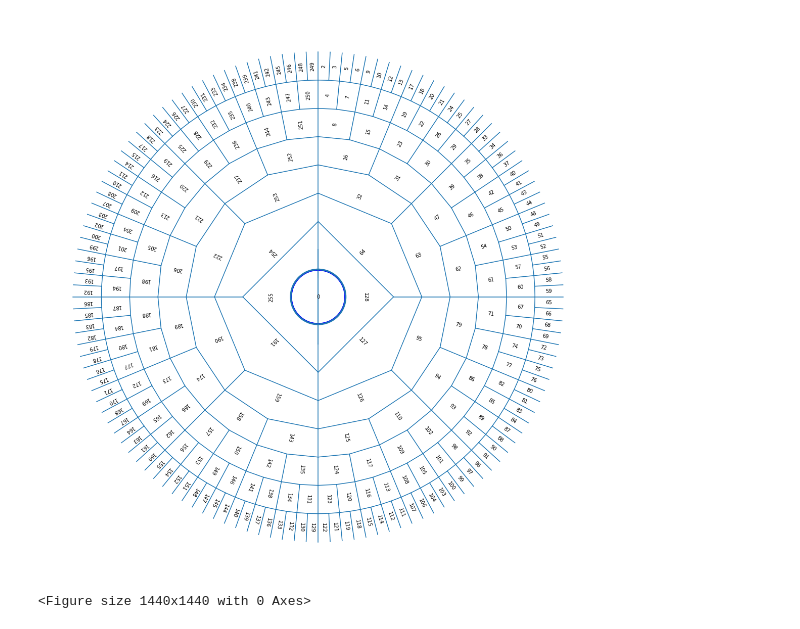
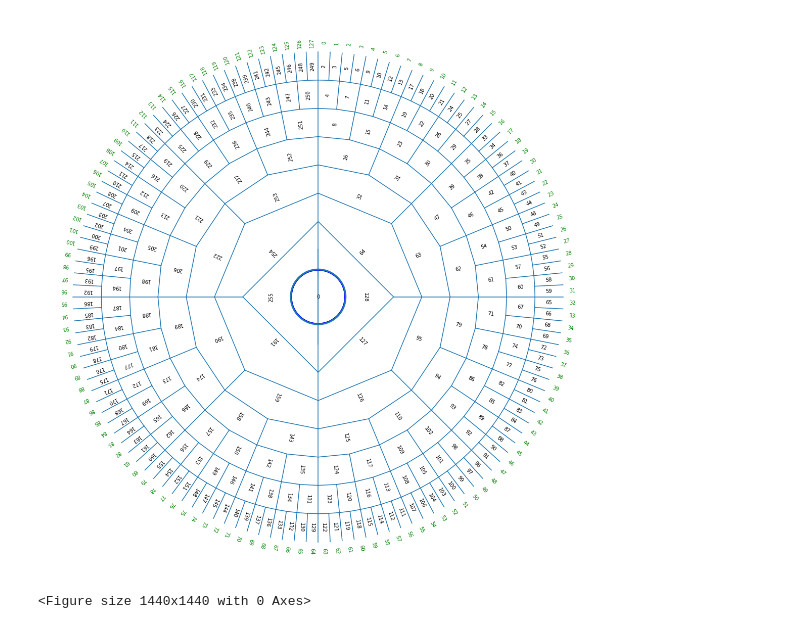
Before and after one commit to rfielding/merke-queue, a Jupyter notebook: Untitled.ipynb, the cells around one changed output. Cells and saved outputs as stored; diff of their text form; code cells hidden in the pictures.

```diff
--- a/Untitled.ipynb
+++ b/Untitled.ipynb
@@ -32,6 +32,15 @@ g.get_xaxis().set_visible(False)
 g.get_yaxis().set_visible(False)
 circle= plt.Circle((0,0), radius= 2.65, facecolor="w")
 g.add_patch(circle)
+
+for i in range(0, n):
+    c0 = math.cos((i+0) *tau / n )
+    s0 = math.sin((i+0) *tau / n )
+    c1 = math.cos((i+1) *tau / n )
+    s1 = math.sin((i+1) *tau / n )
+    r = 2.7
+    txt = g.text(r*(s0+s1)/2,r*(c0+c1)/2,i, ha="center", va="center", color='g',rotation=90-(i+1/2)*360/n)
+
 for j in range(0,N):
     n = 2**j
     for i in range(0, n):
@@ -42,32 +51,32 @@ for j in range(0,N):
         rmid = r + rd/2
         c0 = math.cos((i+0) *tau / n )
         s0 = math.sin((i+0) *tau / n )
         c1 = math.cos((i+1) *tau / n )
         s1 = math.sin((i+1) *tau / n )
         if ring < N:
             line = plt.Line2D((r*s0, r*s1), (r*c0, r*c1))
             g.add_line(line)
             line = plt.Line2D((r*s0, r2*s0), (r*c0, r2*c0))
             g.add_line(line)
         ring = N - (1 + j)
         z = (1<<ring)*(i+1)-1
         z = DfsPostOrderIndex(z, N)+ring
         zstr = z % 2**N
         va = None
         if ring < N-2:
             txt = g.text(rmid*(s0+s1)/2,rmid*(c0+c1)/2,"%s" % (zstr), ha="center", va="center", rotation=90-(i+1/2)*360/n)
         if ring == N-2:
             txt = g.text(-r*c1,r*s1,"%s" % (zstr), ha="center", va="center", rotation=-90-(i)*360/n)
         if ring > N-2:
             circle= plt.Circle((0,0), radius= 0.3)
             g.add_patch(circle)
             circle= plt.Circle((0,0), radius= 0.28, facecolor="w", edgecolor='b')
             g.add_patch(circle)
             txt = g.text(0,0,"%s" % (zstr), ha="center", va="center")
 
 plt.axis('scaled')
 plt.show()
 plt.savefig('merklequeue.jpg')
 # %% [output]
-[figure, old version]
+[figure, new version]
 <Figure size 1440x1440 with 0 Axes>
```
Also changed, not shown: 5 other files.
